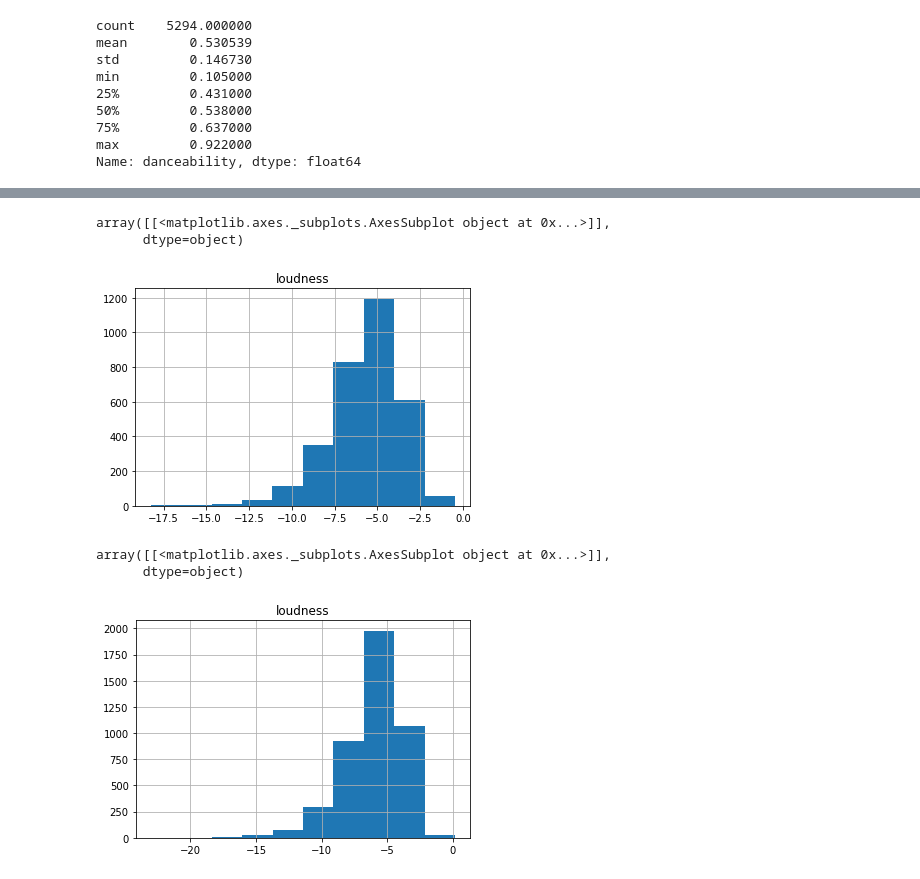
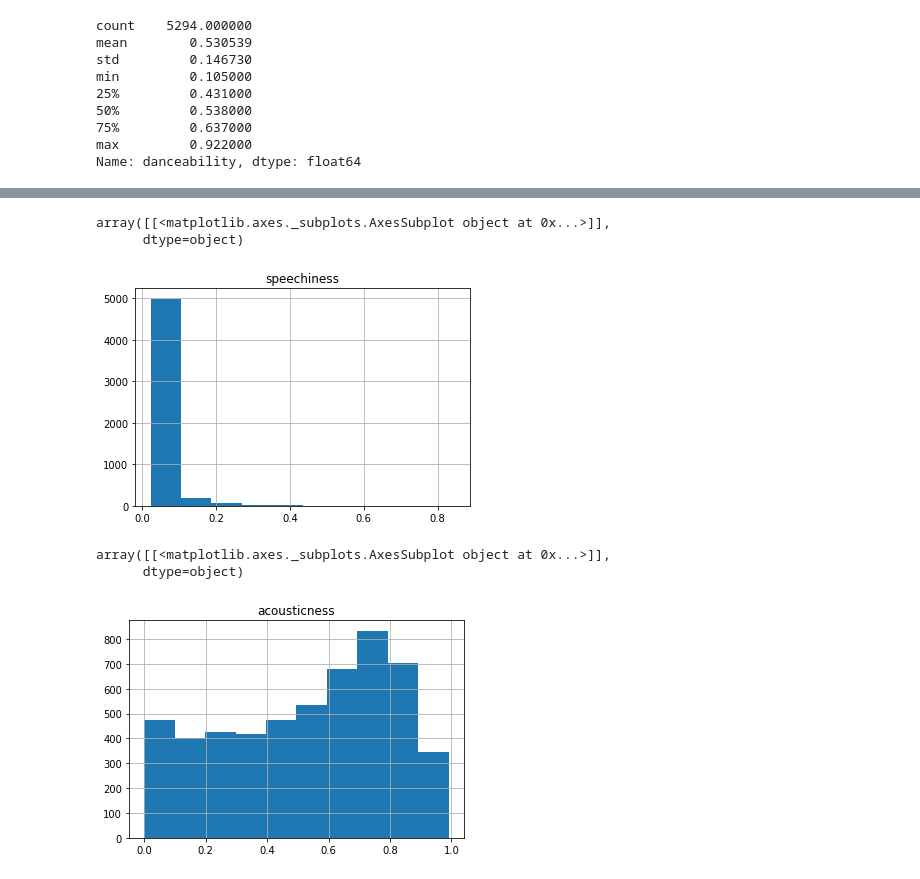
Before and after one commit to JKocher13/DataEngineering.Labs.AirflowProject, a Jupyter notebook: Python_Notebook_for_Airflow_Project.ipynb, the cells around one changed output, grey strips where cells are left out. Drawn from its saved outputs; the diff is of its cells as text; code cells hidden in the pictures.

```diff
--- a/Python_Notebook_for_Airflow_Project.ipynb
+++ b/Python_Notebook_for_Airflow_Project.ipynb
@@ -275,12 +355,12 @@ array([[<matplotlib.axes._subplots.AxesSubplot object at 0x...>]],
 # %%
-top2000_df.hist(column = "loudness")
+top1960_df.hist(column = "speechiness")
 # %% [output]
 array([[<matplotlib.axes._subplots.AxesSubplot object at 0x...>]],
       dtype=object)
-[figure, old version]
+[figure, new version]
 # %%
-top2010_df.hist(column = "loudness")
+top1960_df.hist(column = "acousticness")
 # %% [output]
 array([[<matplotlib.axes._subplots.AxesSubplot object at 0x...>]],
       dtype=object)
-[figure, old version]
+[figure, new version]
```
Also changed, not shown: parts of 31 cells of this notebook.
